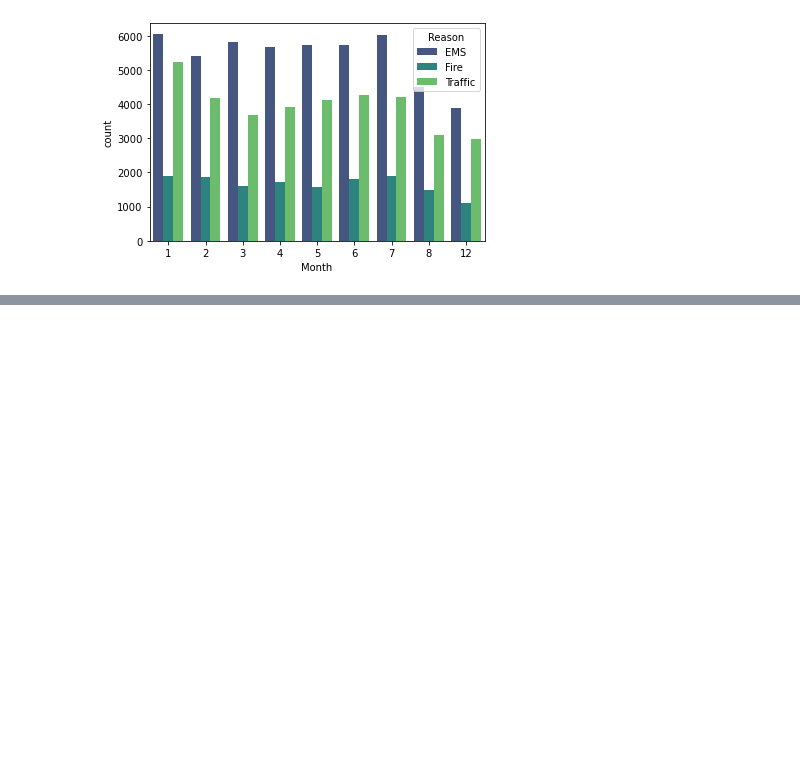
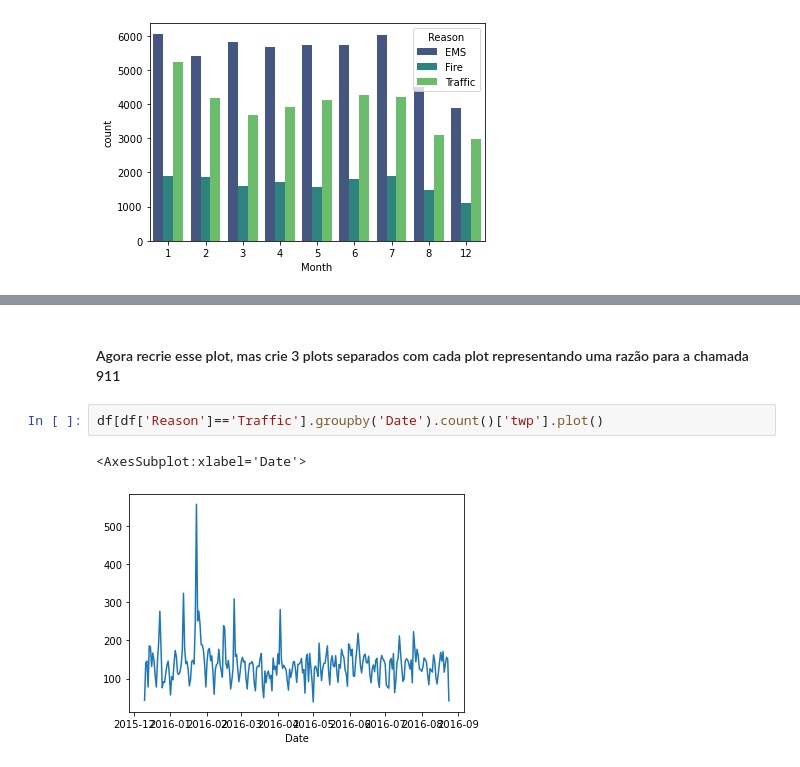
Before and after one commit to Coletinn/datascience-proj-911-python, a Jupyter notebook: Projeto - Ligações para o 911.ipynb, the cells around one changed output, grey strips where cells are left out. Saved outputs shown, nothing was run; the diff lists cells and outputs as text; blank space fills up the shorter version.

```diff
--- a/Projeto - Ligações para o 911.ipynb
+++ b/Projeto - Ligações para o 911.ipynb
@@ -174,0 +242,7 @@ sns.countplot(x='Month', data=df, hue='Reason', palette='viridis')
+# %% [markdown]
+<h4>Agora recrie esse plot, mas crie 3 plots separados com cada plot representando uma razão para a chamada 911</h4>
+# %%
+df[df['Reason']=='Traffic'].groupby('Date').count()['twp'].plot()
+# %% [output]
+<AxesSubplot:xlabel='Date'>
+[figure, added]
```
Also changed, not shown: parts of 13 cells of this notebook.
